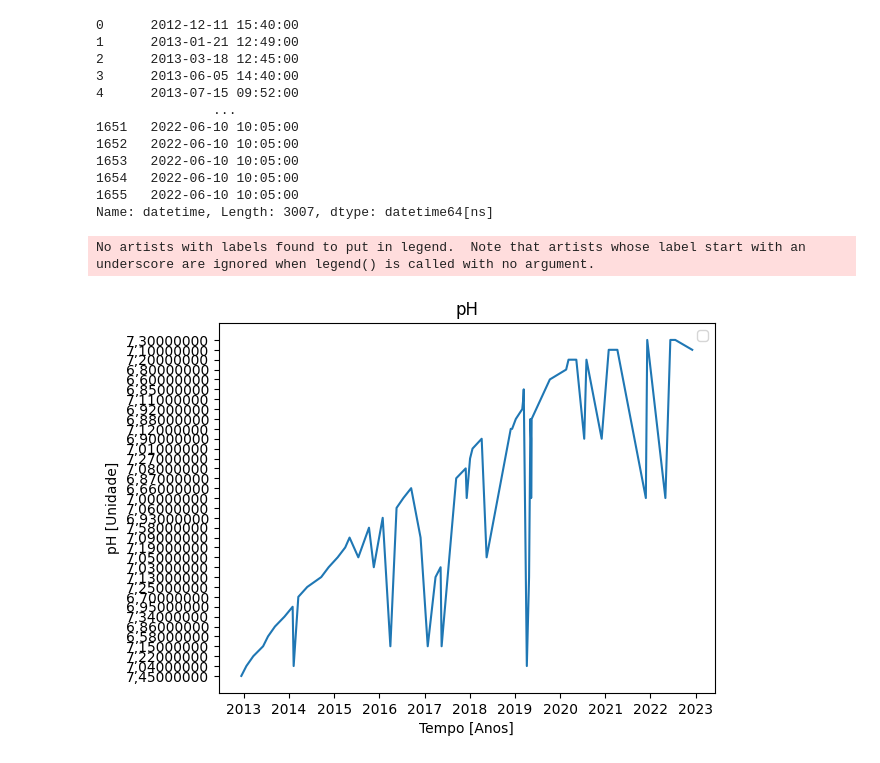
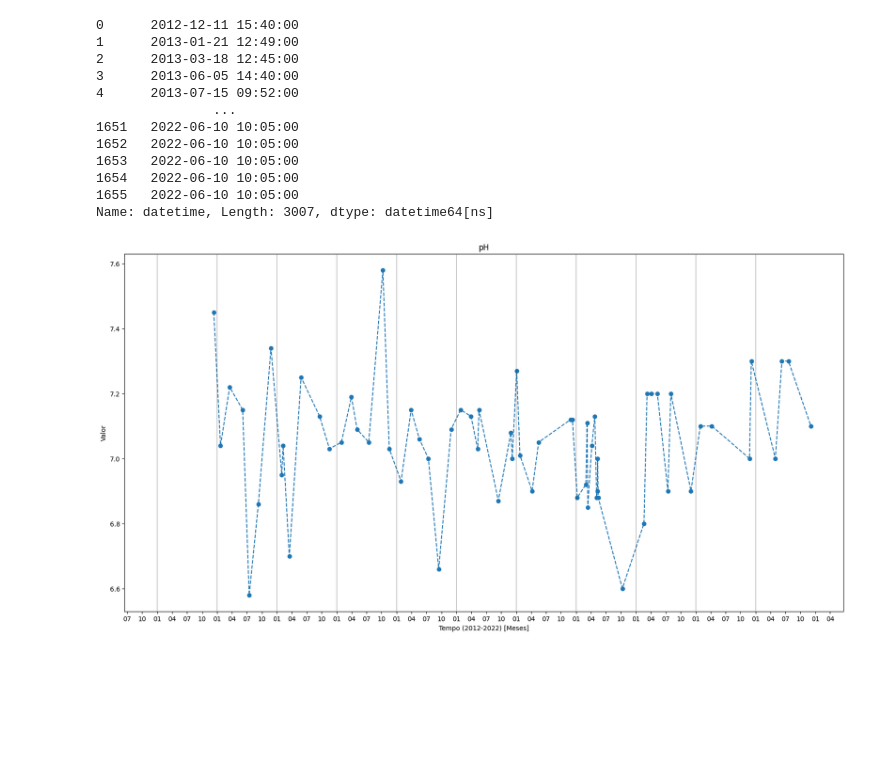
Before and after one commit to MekhyW/Analise-agua-Rio-Pinheiros, a Jupyter notebook: Exploratory.ipynb, the cells around one changed output. Drawn from its saved outputs; the diff is of its cells as text; code cells hidden in the pictures; blank space fills up the shorter version.

```diff
--- a/Exploratory.ipynb
+++ b/Exploratory.ipynb
@@ -5,6 +8,6 @@ import matplotlib.pyplot as plt
 # %%
-df_2012_2017 = pd.read_excel('PINH04900_2012_2017.xlsx')
-df_2017_2022 = pd.read_excel('PINH04900_2017_2022.xlsx')
+df_2012_2017 = pd.read_excel('PINH04900_2012_2017.xlsx', decimal=",")
+df_2017_2022 = pd.read_excel('PINH04900_2017_2022.xlsx', decimal=",")
 # %%
 df_2012_2022 = pd.concat([df_2012_2017, df_2017_2022])
 df_2012_2022.head()
@@ -45,13 +48,3 @@ df_2012_2022_solidos = df_2012_2022.loc[df_2012_2022['Parametro'] == 'Sólido To
 df_2012_2022_temperatura_agua = df_2012_2022.loc[df_2012_2022['Parametro'] == 'Temperatura da Água']
 df_2012_2022_temperatura_ar = df_2012_2022.loc[df_2012_2022['Parametro'] == 'Temperatura do Ar']
 df_2012_2022_turbidez = df_2012_2022.loc[df_2012_2022['Parametro'] == 'Turbidez']
-# %%
-plt.plot(df_2012_2022_ph['datetime'], df_2012_2022_ph['Valor'])
-plt.xlabel('Tempo [Anos]')
-plt.ylabel('pH [Unidade]')
-plt.title('pH')
-plt.legend()
-plt.show()
-# %% [output]
-No artists with labels found to put in legend.  Note that artists whose label start with an underscore are ignored when legend() is called with no argument.
-[figure, removed]
@@ -57,0 +55,19 @@ No artists with labels found to put in legend.  Note that artists whose label st
+# %%
+from matplotlib import dates as mdates
+
+def plot_historic(title, datetimes, y, datetimes_label, y_label):
+    fig, ax = plt.subplots(figsize=(20,10))
+    plt.title(title)
+    plt.xlabel(datetimes_label)
+    plt.ylabel(y_label)
+    plt.plot(datetimes, y, '--o')
+    for year in range(2012, 2023):
+        plt.axvline(pd.to_datetime(str(year)), color='k', linestyle='-', alpha=0.2)
+    ax.xaxis.set_major_locator(mdates.MonthLocator())
+    ax.xaxis.set_major_formatter(mdates.DateFormatter('%m'))
+    ax.set_xticks(ax.get_xticks()[::3])
+    plt.show()
+# %%
+plot_historic('pH', df_2012_2022_ph['datetime'], df_2012_2022_ph['Valor'].astype(float), 'Tempo (2012-2022) [Meses]', 'Valor')
+# %% [output]
+[figure, added]
```
Also changed, not shown: parts of 12 cells of this notebook.
